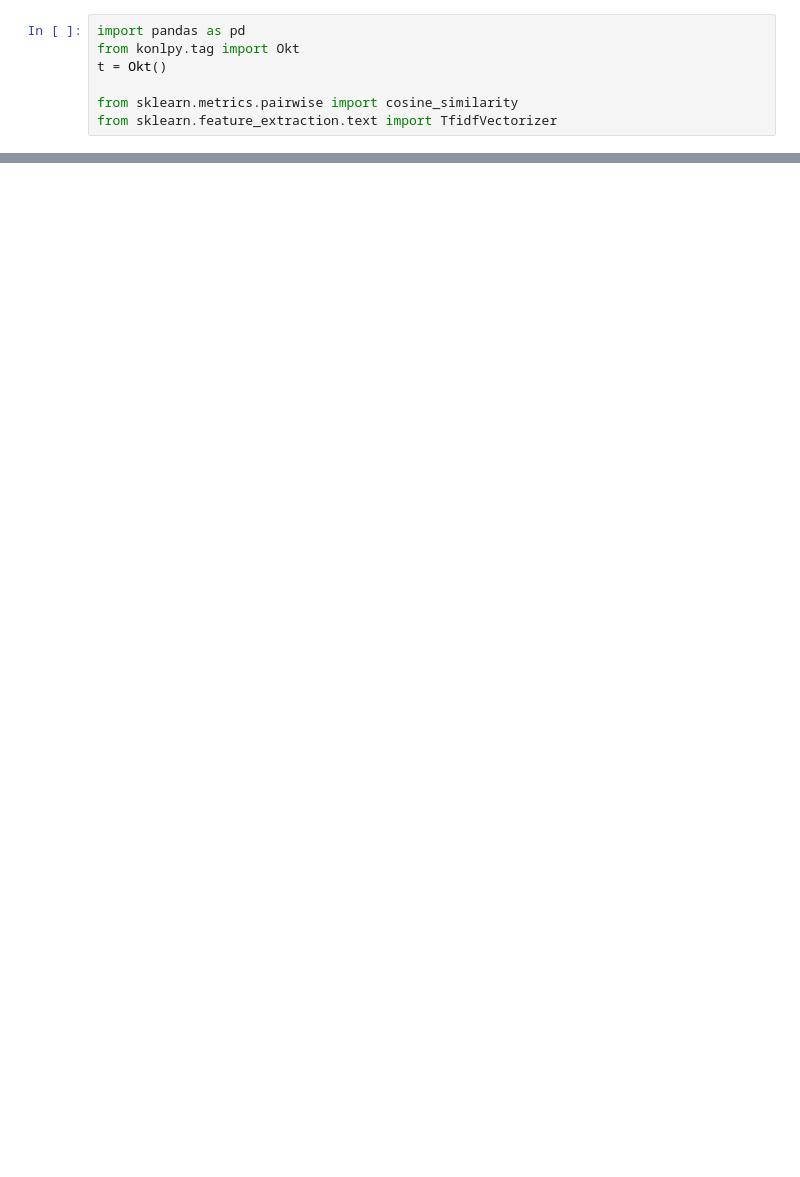
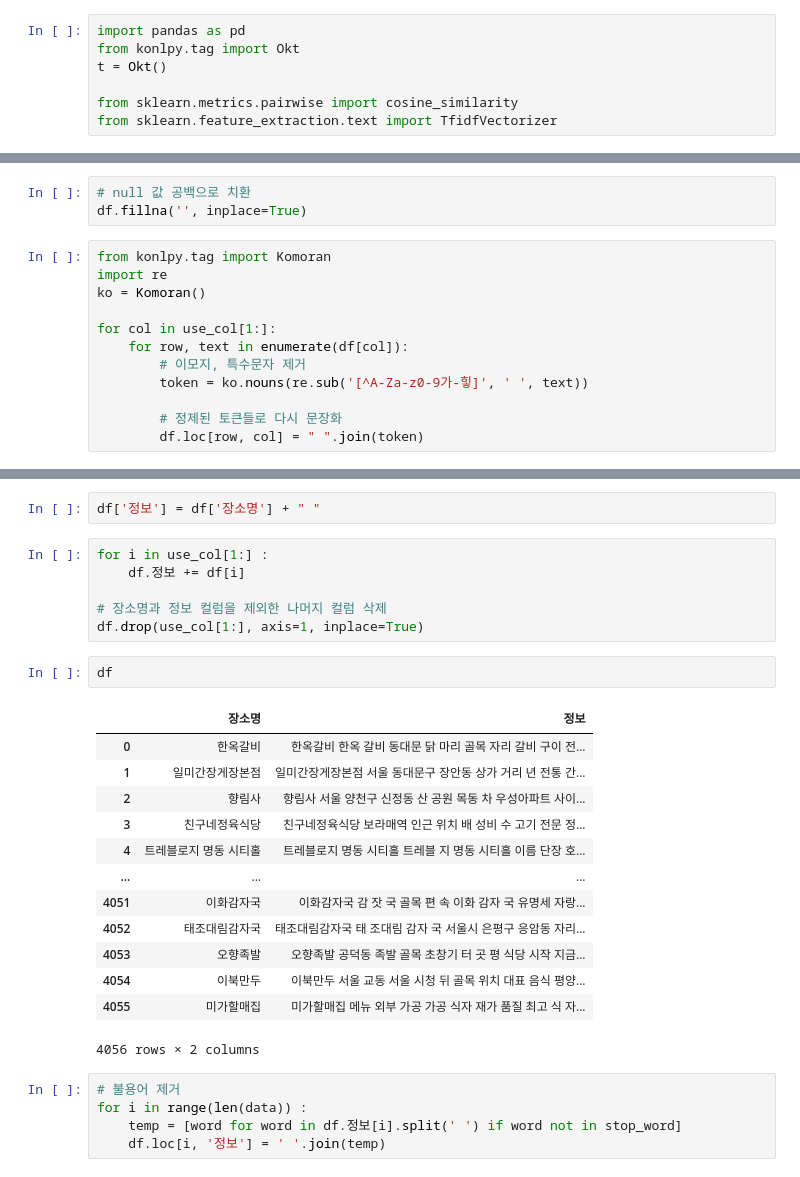
Before and after one commit to FinalProject02-04/TripRecommend, a Jupyter notebook: Python/자연어.ipynb, the cells around one changed output, grey strips where cells are left out. Saved outputs shown, nothing was run; the diff lists cells and outputs as text; blank space fills up the shorter version.

```diff
--- a/Python/자연어.ipynb
+++ b/Python/자연어.ipynb
@@ -252,0 +338,15 @@ BBC
+# %%
+# null 값 공백으로 치환
+df.fillna('', inplace=True)
+# %%
+from konlpy.tag import Komoran
+import re
+ko = Komoran()
+
+for col in use_col[1:]:
+    for row, text in enumerate(df[col]):
+        # 이모지, 특수문자 제거
+        token = ko.nouns(re.sub('[^A-Za-z0-9가-힣]', ' ', text))
+
+        # 정제된 토큰들로 다시 문장화
+        df.loc[row, col] = " ".join(token)
@@ -252,0 +369,29 @@ BBC
+# %%
+df['정보'] = df['장소명'] + " "
+# %%
+for i in use_col[1:] :
+    df.정보 += df[i]
+
+# 장소명과 정보 컬럼을 제외한 나머지 컬럼 삭제
+df.drop(use_col[1:], axis=1, inplace=True)
+# %%
+df
+# %% [output]
+|  | 장소명 | 정보 |
+| 0 | 한옥갈비 | 한옥갈비 한옥 갈비 동대문 닭 마리 골목 자리 갈비 구이 전... |
+| 1 | 일미간장게장본점 | 일미간장게장본점 서울 동대문구 장안동 상가 거리 년 전통 간... |
+| 2 | 향림사 | 향림사 서울 양천구 신정동 산 공원 목동 차 우성아파트 사이... |
+| 3 | 친구네정육식당 | 친구네정육식당 보라매역 인근 위치 배 성비 수 고기 전문 정... |
+| 4 | 트레블로지 명동 시티홀 | 트레블로지 명동 시티홀 트레블 지 명동 시티홀 이름 단장 호... |
+| ... | ... | ... |
+| 4051 | 이화감자국 | 이화감자국 감 잣 국 골목 편 속 이화 감자 국 유명세 자랑... |
+| 4052 | 태조대림감자국 | 태조대림감자국 태 조대림 감자 국 서울시 은평구 응암동 자리... |
+| 4053 | 오향족발 | 오향족발 공덕동 족발 골목 초창기 터 곳 평 식당 시작 지금... |
+| 4054 | 이북만두 | 이북만두 서울 교동 서울 시청 뒤 골목 위치 대표 음식 평양... |
+| 4055 | 미가할매집 | 미가할매집 메뉴 외부 가공 가공 식자 재가 품질 최고 식 자... |
+4056 rows × 2 columns
+# %%
+# 불용어 제거
+for i in range(len(data)) :
+    temp = [word for word in df.정보[i].split(' ') if word not in stop_word]
+    df.loc[i, '정보'] = ' '.join(temp)
```
Also changed, not shown: parts of 64 cells of this notebook, 6 other files.
